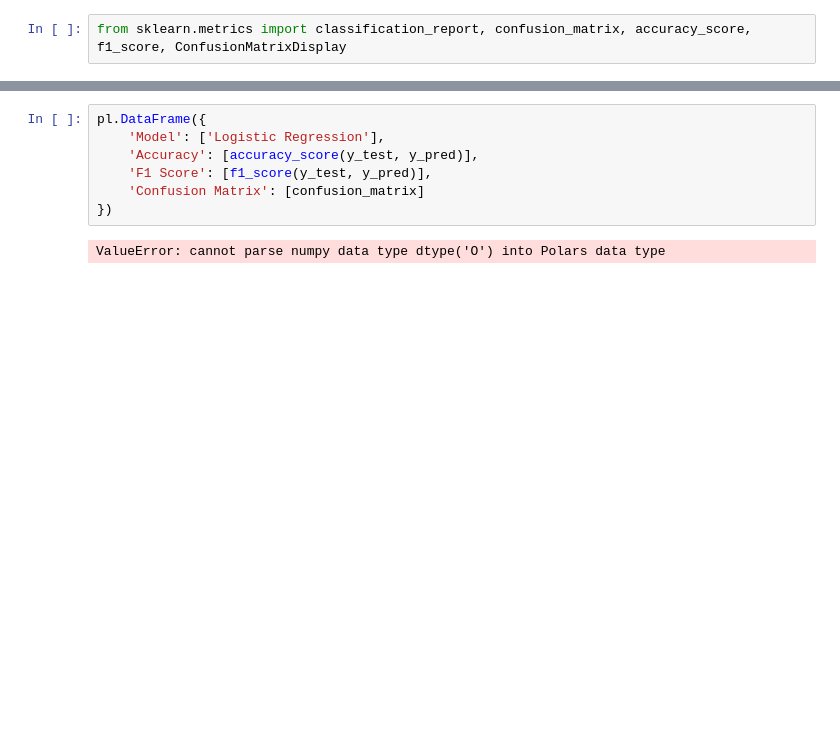
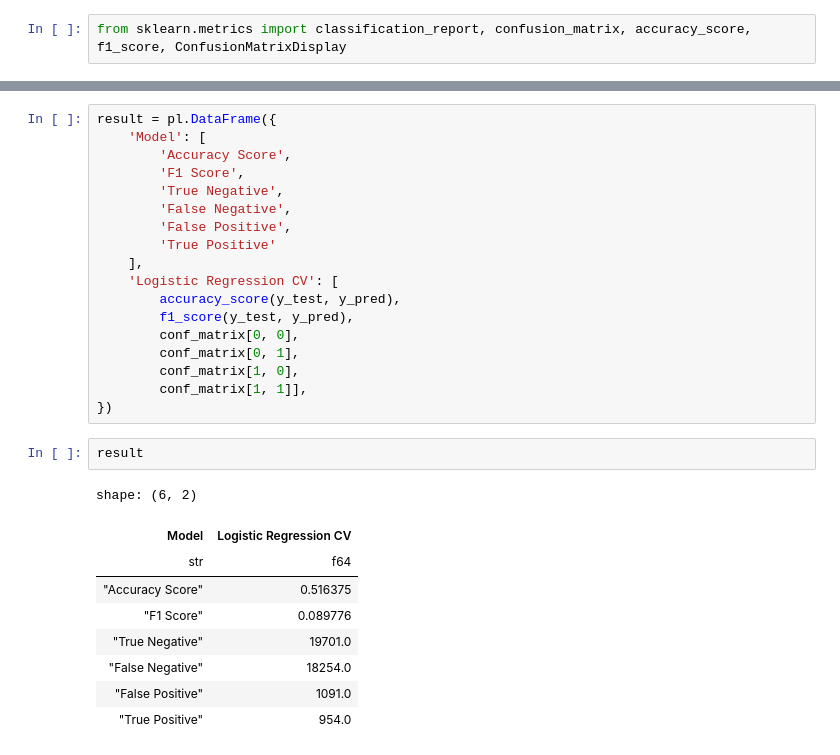
Before and after one commit to ZygimantasB/scikit-learn_training, a Jupyter notebook: Kaggle/Bank_Transaction_Fraud_Detection.ipynb, the cells around one changed output, grey strips where cells are left out. Saved outputs shown, nothing was run; the diff lists cells and outputs as text; blank space fills up the shorter version.

Commit message:
Logistic Regression model tested

```diff
--- a/Kaggle/Bank_Transaction_Fraud_Detection.ipynb
+++ b/Kaggle/Bank_Transaction_Fraud_Detection.ipynb
@@ -281,9 +289,30 @@ ConfusionMatrixDisplay.from_predictions(y_test, y_pred, cmap='Blues').ax_.grid(F
 # %%
-pl.DataFrame({
-    'Model': ['Logistic Regression'],
-    'Accuracy': [accuracy_score(y_test, y_pred)],
-    'F1 Score': [f1_score(y_test, y_pred)],
-    'Confusion Matrix': [confusion_matrix]
+result = pl.DataFrame({
+    'Model': [
+        'Accuracy Score',
+        'F1 Score',
+        'True Negative',
+        'False Negative',
+        'False Positive',
+        'True Positive'
+    ],
+    'Logistic Regression CV': [
+        accuracy_score(y_test, y_pred),
+        f1_score(y_test, y_pred),
+        conf_matrix[0, 0],
+        conf_matrix[0, 1],
+        conf_matrix[1, 0],
+        conf_matrix[1, 1]],
 })
-# %% [output]
-ValueError: cannot parse numpy data type dtype('O') into Polars data type
+# %%
+result
+# %% [output]
+shape: (6, 2)
+| Model | Logistic Regression CV |
+| str | f64 |
+| "Accuracy Score" | 0.516375 |
+| "F1 Score" | 0.089776 |
+| "True Negative" | 19701.0 |
+| "False Negative" | 18254.0 |
+| "False Positive" | 1091.0 |
+| "True Positive" | 954.0 |
```
Also changed, not shown: parts of 14 cells of this notebook.
